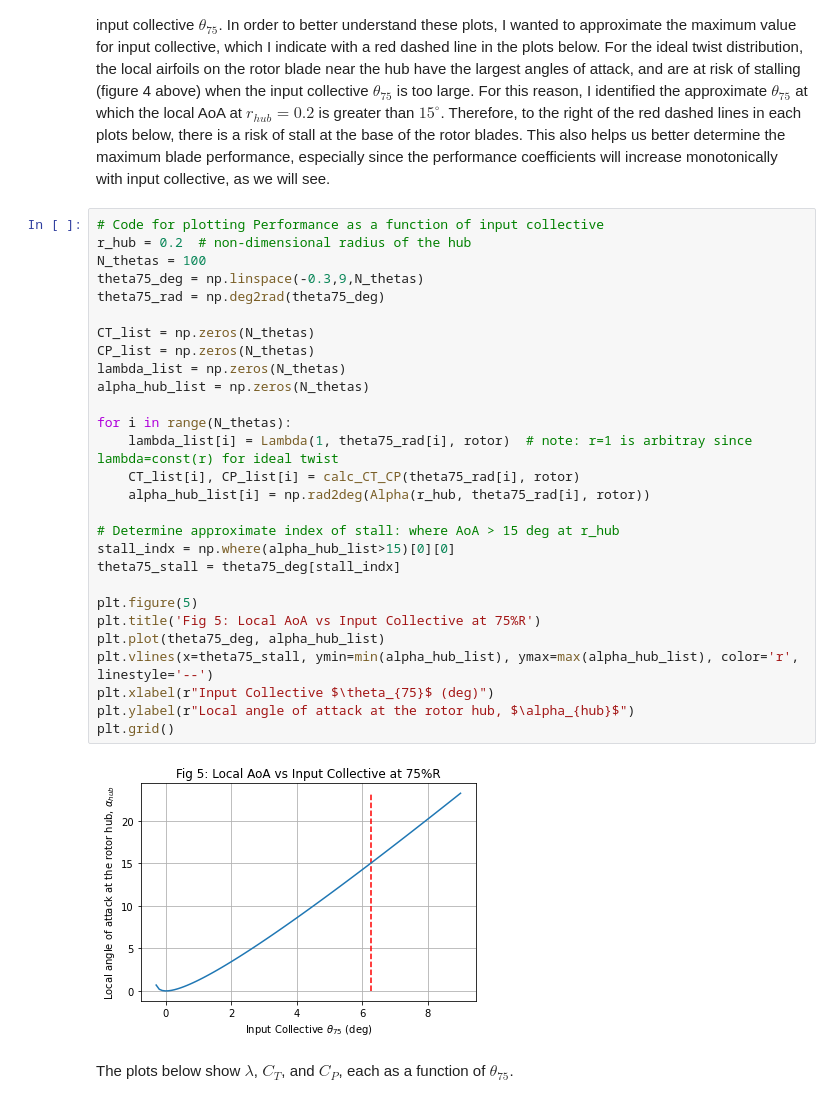
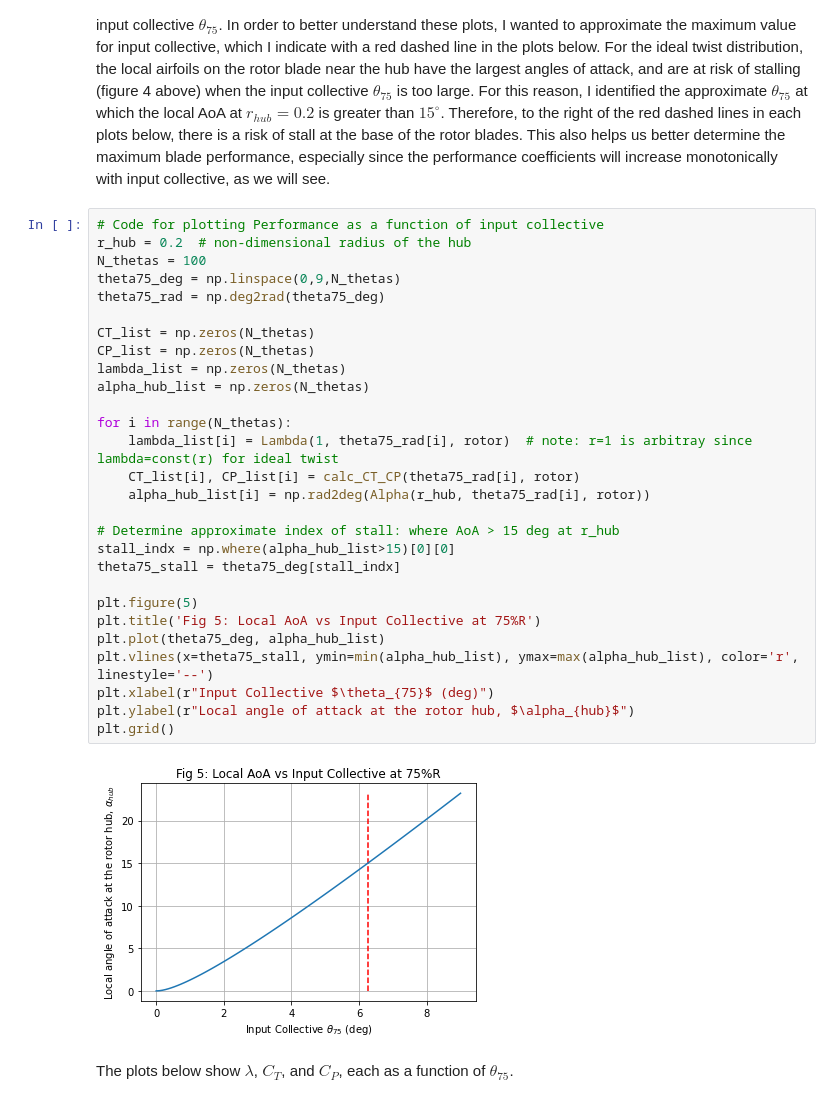
Before and after one commit to nruhl25/HoveringVehicleDesign, a Jupyter notebook: hw3/hw3_report.ipynb, the cells around one changed output. Cells and saved outputs as stored; diff of their text form.

```diff
--- a/hw3/hw3_report.ipynb
+++ b/hw3/hw3_report.ipynb
@@ -196,33 +194,33 @@ The next step of the analysis is to calculate the total performance coefficients
 # %%
 # Code for plotting Performance as a function of input collective
 r_hub = 0.2  # non-dimensional radius of the hub
 N_thetas = 100
-theta75_deg = np.linspace(-0.3,9,N_thetas)
+theta75_deg = np.linspace(0,9,N_thetas)
 theta75_rad = np.deg2rad(theta75_deg)
 
 CT_list = np.zeros(N_thetas)
 CP_list = np.zeros(N_thetas)
 lambda_list = np.zeros(N_thetas)
 alpha_hub_list = np.zeros(N_thetas)
 
 for i in range(N_thetas):
     lambda_list[i] = Lambda(1, theta75_rad[i], rotor)  # note: r=1 is arbitray since lambda=const(r) for ideal twist
     CT_list[i], CP_list[i] = calc_CT_CP(theta75_rad[i], rotor)
     alpha_hub_list[i] = np.rad2deg(Alpha(r_hub, theta75_rad[i], rotor))
 
 # Determine approximate index of stall: where AoA > 15 deg at r_hub
 stall_indx = np.where(alpha_hub_list>15)[0][0]
 theta75_stall = theta75_deg[stall_indx]
 
 plt.figure(5)
 plt.title('Fig 5: Local AoA vs Input Collective at 75%R')
 plt.plot(theta75_deg, alpha_hub_list)
 plt.vlines(x=theta75_stall, ymin=min(alpha_hub_list), ymax=max(alpha_hub_list), color='r', linestyle='--')
 plt.xlabel(r"Input Collective $\theta_{75}$ (deg)")
 plt.ylabel(r"Local angle of attack at the rotor hub, $\alpha_{hub}$")
 plt.grid()
 # %% [output]
-[figure, old version]
+[figure, new version]
 # %% [markdown]
 The plots below show $\lambda$, $C_T$, and $C_P$, each as a function of $\theta_{75}$.
 # %%
```
Also changed, not shown: parts of 5 cells of this notebook, 3 other files.
